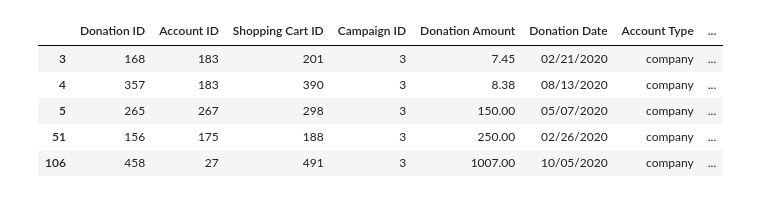
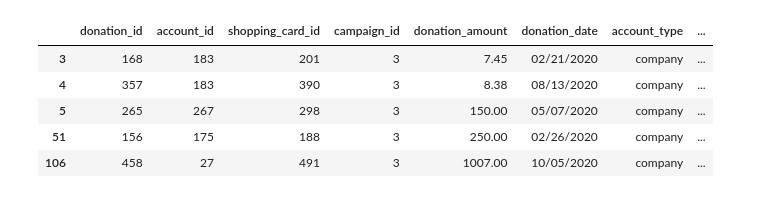
Before and after one commit to GauravChopra9/Biokind, a Jupyter notebook: companies_analysis.ipynb, the cells around one changed output. Drawn from its saved outputs; the diff is of its cells as text; code cells hidden in the pictures.

```diff
--- a/companies_analysis.ipynb
+++ b/companies_analysis.ipynb
@@ -7,10 +7,9 @@ FILE_PATHS = [r'cleaned_dataset\df_2020_clean.csv', r'cleaned_dataset\df_2021_cl
 df_2020 = pd.read_csv(FILE_PATHS[0])
 df_2021 = pd.read_csv(FILE_PATHS[1])
 # %%
-df_2020_companies = df_2020[df_2020['Account Type'] == 'company']
-df_2020_companies.head()
+df_2020[df_2020['account_type'] == 'company'].head()
 # %% [output]
-|  | Donation ID | Account ID | Shopping Cart ID | Campaign ID | Donation Amount | Donation Date | Account Type | ... |
+|  | donation_id | account_id | shopping_card_id | campaign_id | donation_amount | donation_date | account_type | ... |
 | 3 | 168 | 183 | 201 | 3 | 7.45 | 02/21/2020 | company | ... |
 | 4 | 357 | 183 | 390 | 3 | 8.38 | 08/13/2020 | company | ... |
 | 5 | 265 | 267 | 298 | 3 | 150.00 | 05/07/2020 | company | ... |
```
Also changed, not shown: parts of 7 cells of this notebook, 5 other files.
